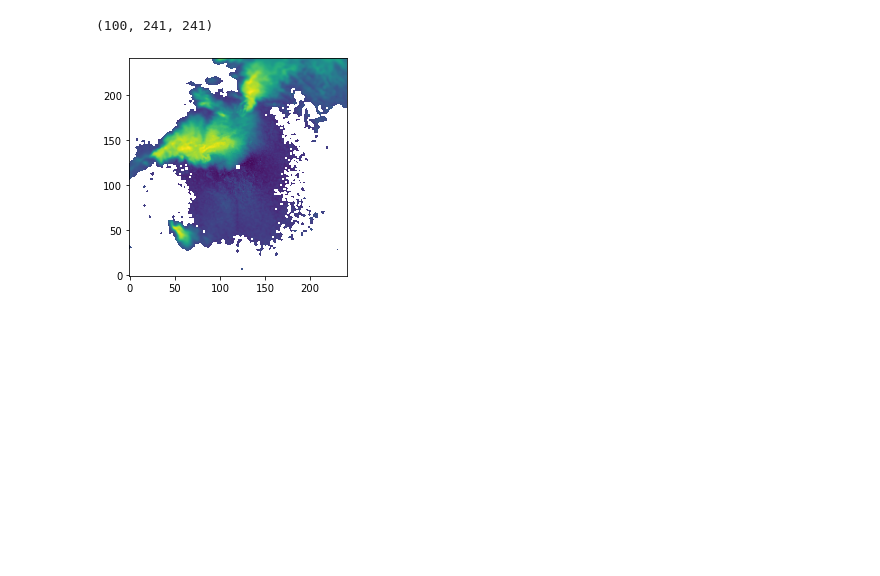
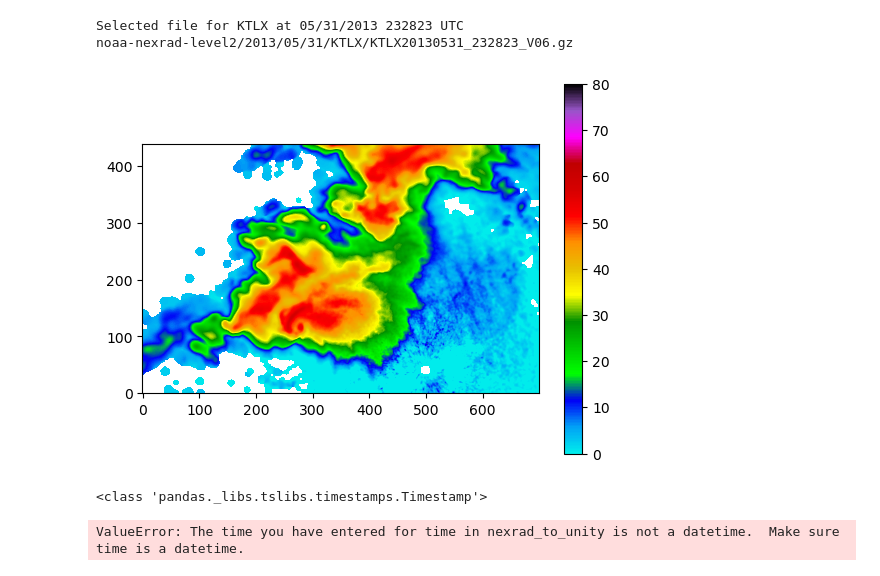
Before and after one commit to vn0717/Unity_Python_Scripts, a Jupyter notebook: NEXRAD_EXAMPLE.ipynb, the cells around one changed output. Saved outputs shown, nothing was run; the diff lists cells and outputs as text; code cells hidden in the pictures; blank space fills up the shorter version.

Commit message:
update to plot

```diff
--- a/NEXRAD_EXAMPLE.ipynb
+++ b/NEXRAD_EXAMPLE.ipynb
@@ -26,11 +0,0 @@ grid = pyart.map.grid_from_radars(
-# %%
-np.shape(grid.fields['reflectivity']['data'])
-# %% [output]
-(100, 241, 241)
-# %%
-fig = plt.figure()
-ax = fig.add_subplot(111)
-ax.imshow(grid.fields["reflectivity"]["data"][0], origin="lower")
-plt.show()
-# %% [output]
-[figure, removed]
@@ -39,0 +6,21 @@ unity_files.save_isosurface(grid.fields["reflectivity"]["data"],isosurfaces, "DB
+# %%
+time = datetime(2013,5,31,23,30)
+rad = nexrad_to_unity("KTLX", time)
+# %%
+rad.change_radar_grid(horizontal_resolution=250, x_start=-125, x_end=50, y_start=-10, y_end=100, vertical_resolution=200)
+rad.plot_area()
+# %% [output]
+Selected file for KTLX at 05/31/2013 232823 UTC
+noaa-nexrad-level2/2013/05/31/KTLX/KTLX20130531_232823_V06.gz
+[figure, added]
+# %%
+import pandas as pd
+dates = pd.date_range(start=datetime(2013,5,31,22,30), end=datetime(2013,6,1,0,30), freq="10T")
+for date in dates:
+    print(type(pd.to_datetime(date))
+    rad = nexrad_to_unity("KTLX", pd.to_datetime(date))
+    rad.change_radar_grid(horizontal_resolution=250, x_start=-125, x_end=50, y_start=-10, y_end=100, vertical_resolution=100)
+    rad.create_file(r"C:\Users\mpvos\OneDrive - UWM\SCSU\Isosurfaces\el_reno_radar" + os.sep, np.arange(20,70,10))
+# %% [output]
+<class 'pandas._libs.tslibs.timestamps.Timestamp'>
+ValueError: The time you have entered for time in nexrad_to_unity is not a datetime.  Make sure time is a datetime.
```
Also changed, not shown: parts of 6 cells of this notebook, 1 other file.
